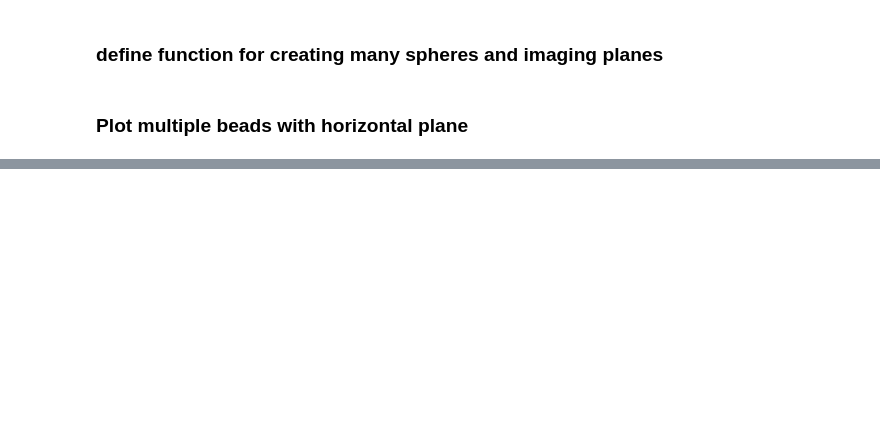
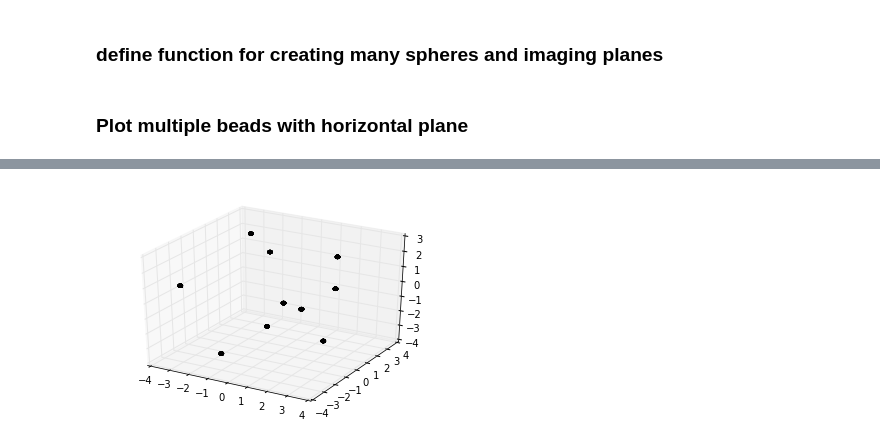
Before and after one commit to lhogstrom/ThornsInRoses, a Jupyter notebook: SPIM_simulation/SPIM_bead_simulation.ipynb, the cells around one changed output, grey strips where cells are left out. Saved outputs shown, nothing was run; the diff lists cells and outputs as text; code cells hidden in the pictures; blank space fills up the shorter version.

```diff
--- a/SPIM_simulation/SPIM_bead_simulation.ipynb
+++ b/SPIM_simulation/SPIM_bead_simulation.ipynb
@@ -88,0 +183,20 @@ show()
+# %%
+wkdir = '/Users/hogstrom/Dropbox (MIT)/Neuron_data/SPIM_simulation/tiff'
+beadSize = .1
+nBeads = 10
+bcMtrx = np.random.random_integers(-3,3,size=(nBeads,3)) #bead coordinate matrix
+fig = plt.figure()
+ax = fig.add_subplot(111, projection='3d')
+# add multiple beads
+x = np.zeros((0,100))
+y = np.zeros((0,100))
+z = np.zeros((0,100))
+for i in range(nBeads):
+    x1,y1,z1 = addBead(beadSize, bcMtrx[i,0], bcMtrx[i,1], bcMtrx[i,2])
+    x = np.concatenate((x,x1))
+    y = np.concatenate((y,y1))
+    z = np.concatenate((z,z1))
+    ax.plot_surface(x1, y1, z1,  rstride=4, cstride=4, color='b')
+show()
+# %% [output]
+[figure, added]
```
Also changed, not shown: parts of 14 cells of this notebook.
